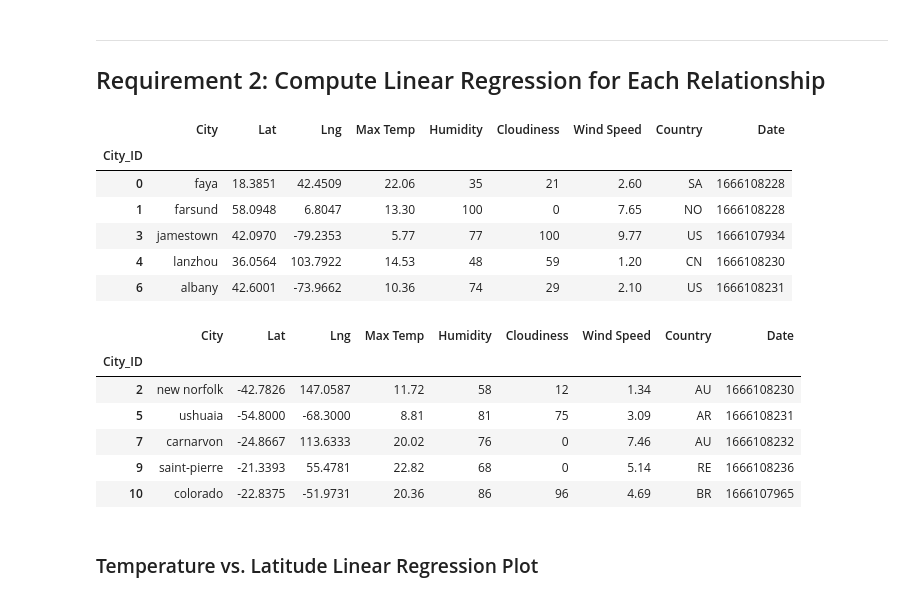
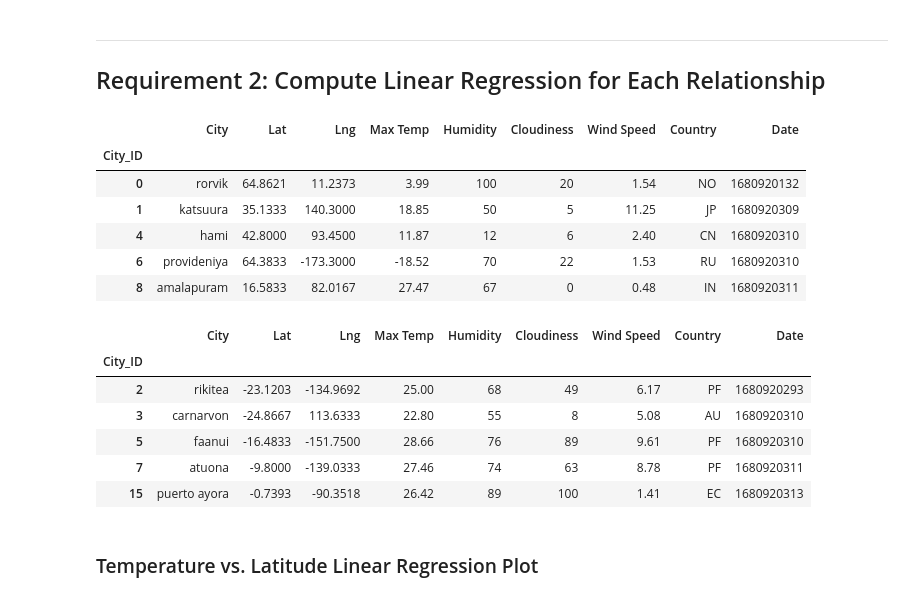
Before and after one commit to atmetz/python-api-challenge, a Jupyter notebook: WeatherPy/WeatherPy.ipynb, the cells around one changed output. Saved outputs shown, nothing was run; the diff lists cells and outputs as text; code cells hidden in the pictures.

```diff
--- a/WeatherPy/WeatherPy.ipynb
+++ b/WeatherPy/WeatherPy.ipynb
@@ -271,30 +285,30 @@ plt.show()
 # %%
 # Create a DataFrame with the Northern Hemisphere data (Latitude >= 0)
-# YOUR CODE HERE
+northern_hemi_df = pd.DataFrame(city_data_df.loc[city_data_df['Lat'] >= 0])
 
 # Display sample data
 northern_hemi_df.head()
 # %% [output]
 |  | City | Lat | Lng | Max Temp | Humidity | Cloudiness | Wind Speed | Country | Date |
 | City_ID |  |  |  |  |  |  |  |  |  |
-| 0 | faya | 18.3851 | 42.4509 | 22.06 | 35 | 21 | 2.60 | SA | 1666108228 |
-| 1 | farsund | 58.0948 | 6.8047 | 13.30 | 100 | 0 | 7.65 | NO | 1666108228 |
-| 3 | jamestown | 42.0970 | -79.2353 | 5.77 | 77 | 100 | 9.77 | US | 1666107934 |
-| 4 | lanzhou | 36.0564 | 103.7922 | 14.53 | 48 | 59 | 1.20 | CN | 1666108230 |
-| 6 | albany | 42.6001 | -73.9662 | 10.36 | 74 | 29 | 2.10 | US | 1666108231 |
+| 0 | rorvik | 64.8621 | 11.2373 | 3.99 | 100 | 20 | 1.54 | NO | 1680920132 |
+| 1 | katsuura | 35.1333 | 140.3000 | 18.85 | 50 | 5 | 11.25 | JP | 1680920309 |
+| 4 | hami | 42.8000 | 93.4500 | 11.87 | 12 | 6 | 2.40 | CN | 1680920310 |
+| 6 | provideniya | 64.3833 | -173.3000 | -18.52 | 70 | 22 | 1.53 | RU | 1680920310 |
+| 8 | amalapuram | 16.5833 | 82.0167 | 27.47 | 67 | 0 | 0.48 | IN | 1680920311 |
 # %%
 # Create a DataFrame with the Southern Hemisphere data (Latitude < 0)
-# YOUR CODE HERE
+southern_hemi_df = pd.DataFrame(city_data_df.loc[city_data_df['Lat'] < 0])
 
 # Display sample data
 southern_hemi_df.head()
 # %% [output]
 |  | City | Lat | Lng | Max Temp | Humidity | Cloudiness | Wind Speed | Country | Date |
 | City_ID |  |  |  |  |  |  |  |  |  |
-| 2 | new norfolk | -42.7826 | 147.0587 | 11.72 | 58 | 12 | 1.34 | AU | 1666108230 |
-| 5 | ushuaia | -54.8000 | -68.3000 | 8.81 | 81 | 75 | 3.09 | AR | 1666108231 |
-| 7 | carnarvon | -24.8667 | 113.6333 | 20.02 | 76 | 0 | 7.46 | AU | 1666108232 |
-| 9 | saint-pierre | -21.3393 | 55.4781 | 22.82 | 68 | 0 | 5.14 | RE | 1666108236 |
-| 10 | colorado | -22.8375 | -51.9731 | 20.36 | 86 | 96 | 4.69 | BR | 1666107965 |
+| 2 | rikitea | -23.1203 | -134.9692 | 25.00 | 68 | 49 | 6.17 | PF | 1680920293 |
+| 3 | carnarvon | -24.8667 | 113.6333 | 22.80 | 55 | 8 | 5.08 | AU | 1680920310 |
+| 5 | faanui | -16.4833 | -151.7500 | 28.66 | 76 | 89 | 9.61 | PF | 1680920310 |
+| 7 | atuona | -9.8000 | -139.0333 | 27.46 | 74 | 63 | 8.78 | PF | 1680920311 |
+| 15 | puerto ayora | -0.7393 | -90.3518 | 26.42 | 89 | 100 | 1.41 | EC | 1680920313 |
 # %% [markdown]
 ###  Temperature vs. Latitude Linear Regression Plot
```
Also changed, not shown: parts of 18 cells of this notebook.
